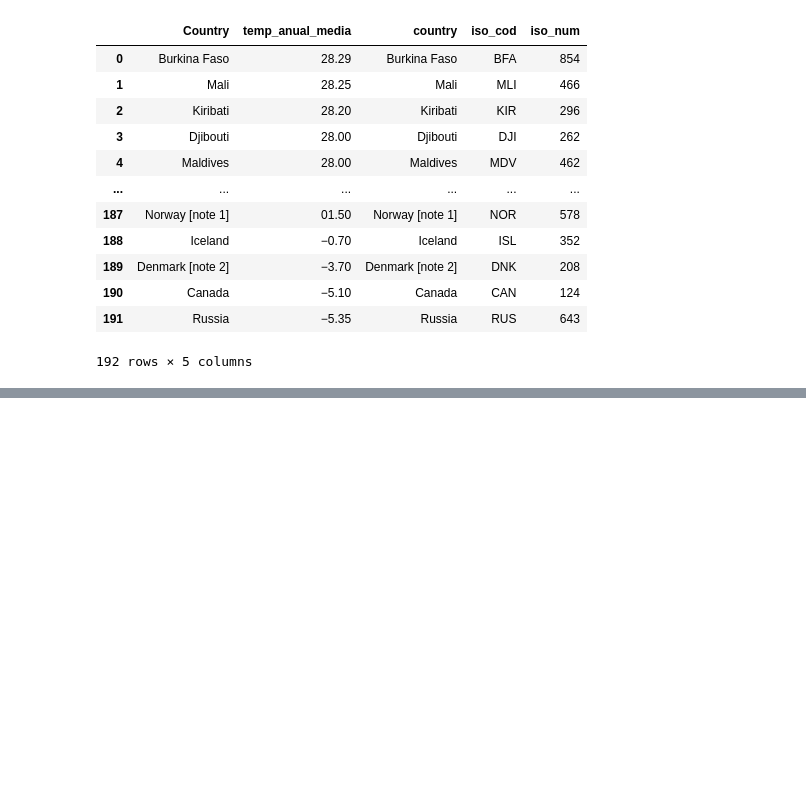
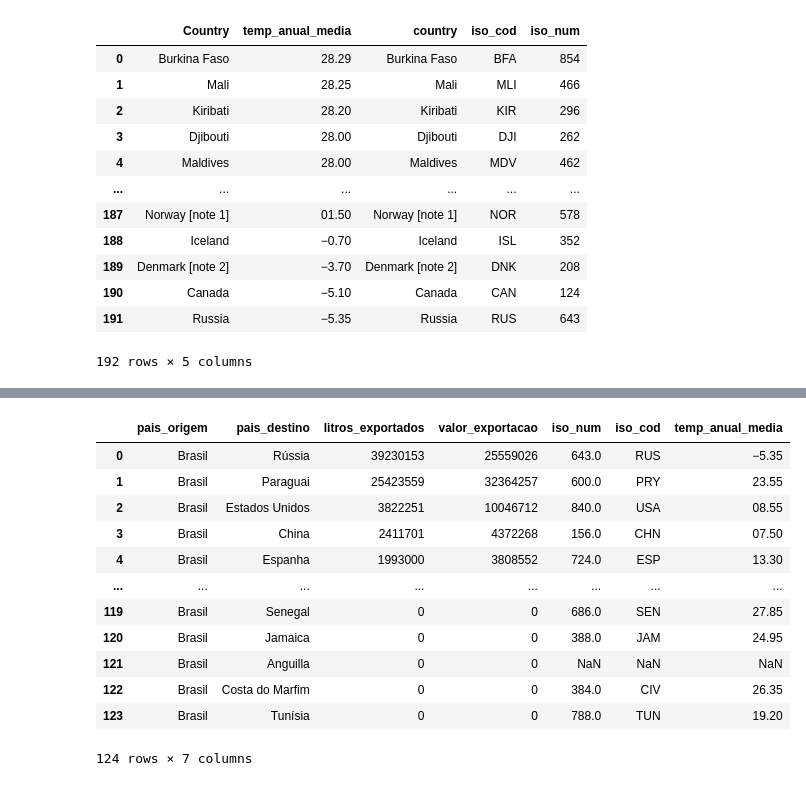
Before and after one commit to jackson-simionato/fase1_pos_tech_challenge_wine, a Jupyter notebook: fase 1 - tech challenge (vinhos).ipynb, the cells around one changed output, grey strips where cells are left out. Saved outputs shown, nothing was run; the diff lists cells and outputs as text; code cells hidden in the pictures; blank space fills up the shorter version.

```diff
--- a/fase 1 - tech challenge (vinhos).ipynb
+++ b/fase 1 - tech challenge (vinhos).ipynb
@@ -737,0 +731,11 @@ wine_df_15_anos_iso
+# %%
+# Criação de lista com países do df de codigo ISO que precisam de correção no nome
+list_nome_paises_correcao_iso = ['Países Baixos (Holanda)','Reino Unido da Grã-Bretanha e Irlanda do Norte','Alemanha','Chéquia','Curaçau','Antilhas Holandesas','Estónia','Nova Zelândia (Aotearoa)','Emirados Árabes Unidos',
+                                  'Coreia do Sul','Trindade e Tobago','Barém','Dominicana, República','Congo, República do','Caimã, Ilhas', 'Man, Ilha de','Bósnia e Herzegovina','Bangladexe', 'Virgens Americanas, Ilhas']
+
+list_novos_nomes_paises_iso = ['Países Baixos','Reino Unido','Alemanha','República Tcheca','Curaçao','Antilhas Holandesas','Estônia','Nova Zelândia','Emirados Árabes Unidos',
+                           'Coréia do Sul', 'Trinidad e Tobago','Barein','República Dominicana','Congo','Ilhas Cayman','Ilha de Man','Bósnia-Herzegovina','Bangladesh','Ilhas Virgens']
+
+# Criação de  dicionário para mudança dos nomes no df ISO
+dict_rename_paises_iso = dict(zip(list_nome_paises_correcao_iso, list_novos_nomes_paises_iso))
+print(dict_rename_paises_iso)
@@ -737,0 +744,4 @@ wine_df_15_anos_iso
+# %%
+# Novo df ISO com nomes dos países corrigidos
+df_iso_pt_renamed = df_iso_pt.replace({'País':dict_rename_paises_iso})
+df_iso_pt_renamed
@@ -737,0 +762,4 @@ wine_df_15_anos_iso
+# %%
+# Novo df de vinhos com nomes dos países corrigidos
+df_wine_15_anos_soma_renamed = df_wine_15_anos_soma.replace({'pais_destino':dict_rename_paises_wine})
+df_wine_15_anos_soma_renamed
@@ -737,0 +780,8 @@ wine_df_15_anos_iso
+# %%
+# Merge final dos dois DFs para obter o codigo ISO de cada país do DF de vinhos
+df_wine_15_anos_iso = df_wine_15_anos_soma_renamed.merge(df_iso_pt_renamed[['País','núm','alfa-3']], left_on='pais_destino', right_on='País', how='left')
+df_wine_15_anos_iso.drop(columns=['País'], inplace=True)
+df_wine_15_anos_iso.rename(columns={'núm':'iso_num', 'alfa-3':'iso_cod'}, inplace=True)
+
+print('Total de países em que o merge não foi feito:', df_wine_15_anos_iso['iso_cod'].isna().sum())
+display(df_wine_15_anos_iso)
@@ -738,3 +829,18 @@ wine_df_15_anos_iso
 # %%
-df_wine_15_anos_temperature = wine_df_15_anos_iso.merge(df_climate_wiki_iso[['iso_cod','temp_anual_media']], on='iso_cod', how='left')
+df_wine_15_anos_temperature = df_wine_15_anos_iso.merge(df_climate_wiki_iso[['iso_cod','temp_anual_media']], on='iso_cod', how='left')
+display(df_wine_15_anos_temperature)
+# %% [output]
+|  | pais_origem | pais_destino | litros_exportados | valor_exportacao | iso_num | iso_cod | temp_anual_media |
+| 0 | Brasil | Rússia | 39230153 | 25559026 | 643.0 | RUS | −5.35 |
+| 1 | Brasil | Paraguai | 25423559 | 32364257 | 600.0 | PRY | 23.55 |
+| 2 | Brasil | Estados Unidos | 3822251 | 10046712 | 840.0 | USA | 08.55 |
+| 3 | Brasil | China | 2411701 | 4372268 | 156.0 | CHN | 07.50 |
+| 4 | Brasil | Espanha | 1993000 | 3808552 | 724.0 | ESP | 13.30 |
+| ... | ... | ... | ... | ... | ... | ... | ... |
+| 119 | Brasil | Senegal | 0 | 0 | 686.0 | SEN | 27.85 |
+| 120 | Brasil | Jamaica | 0 | 0 | 388.0 | JAM | 24.95 |
+| 121 | Brasil | Anguilla | 0 | 0 | NaN | NaN | NaN |
+| 122 | Brasil | Costa do Marfim | 0 | 0 | 384.0 | CIV | 26.35 |
+| 123 | Brasil | Tunísia | 0 | 0 | 788.0 | TUN | 19.20 |
+124 rows × 7 columns
 # %%
```
Also changed, not shown: parts of 51 cells of this notebook.
